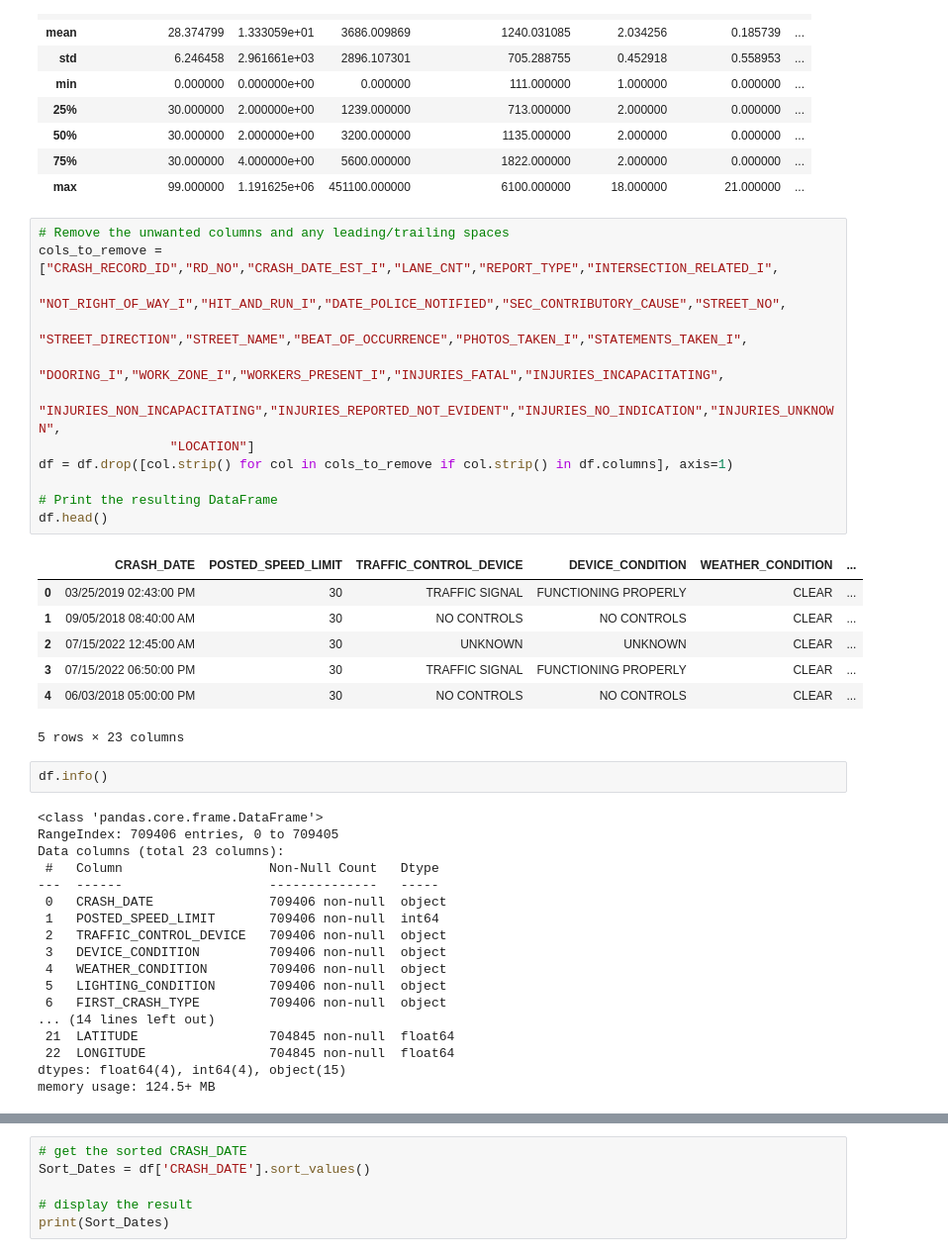
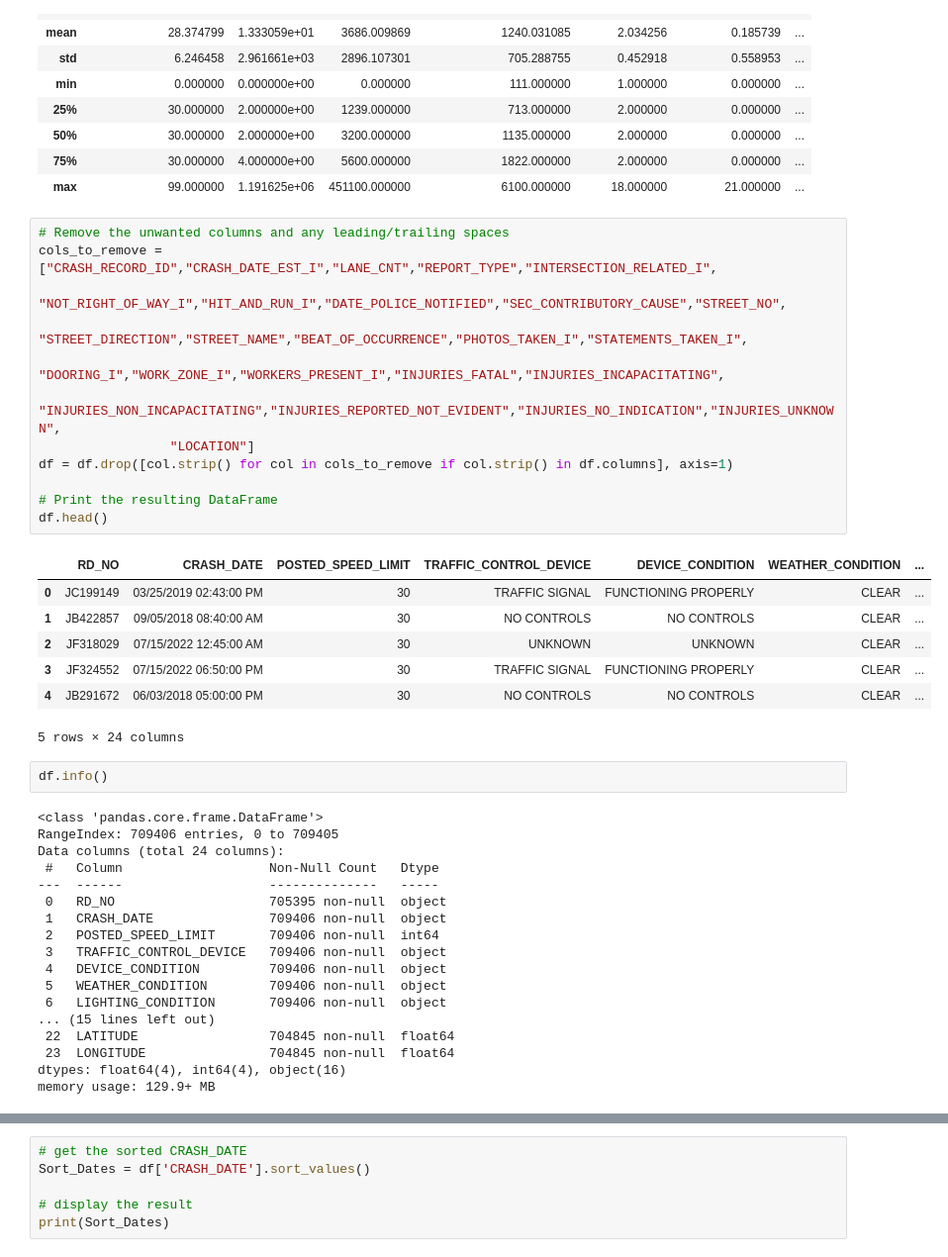
Before and after one commit to SyedFarman/Chicago_Traffic_Crashes, a Jupyter notebook: ETL.ipynb, the cells around one changed output, grey strips where cells are left out. Shown at 99% size. Saved outputs shown, nothing was run; the diff lists cells and outputs as text.

```diff
--- a/ETL.ipynb
+++ b/ETL.ipynb
@@ -49,44 +49,44 @@ df.describe()
 | max | 99.000000 | 1.191625e+06 | 451100.000000 | 6100.000000 | 18.000000 | 21.000000 | ... |
 # %%
 # Remove the unwanted columns and any leading/trailing spaces
-cols_to_remove = ["CRASH_RECORD_ID","RD_NO","CRASH_DATE_EST_I","LANE_CNT","REPORT_TYPE","INTERSECTION_RELATED_I",
+cols_to_remove = ["CRASH_RECORD_ID","CRASH_DATE_EST_I","LANE_CNT","REPORT_TYPE","INTERSECTION_RELATED_I",
                   "NOT_RIGHT_OF_WAY_I","HIT_AND_RUN_I","DATE_POLICE_NOTIFIED","SEC_CONTRIBUTORY_CAUSE","STREET_NO",
                   "STREET_DIRECTION","STREET_NAME","BEAT_OF_OCCURRENCE","PHOTOS_TAKEN_I","STATEMENTS_TAKEN_I",
                   "DOORING_I","WORK_ZONE_I","WORKERS_PRESENT_I","INJURIES_FATAL","INJURIES_INCAPACITATING",
                   "INJURIES_NON_INCAPACITATING","INJURIES_REPORTED_NOT_EVIDENT","INJURIES_NO_INDICATION","INJURIES_UNKNOWN",
                  "LOCATION"]
 df = df.drop([col.strip() for col in cols_to_remove if col.strip() in df.columns], axis=1)
 
 # Print the resulting DataFrame
 df.head()
 # %% [output]
-|  | CRASH_DATE | POSTED_SPEED_LIMIT | TRAFFIC_CONTROL_DEVICE | DEVICE_CONDITION | WEATHER_CONDITION | ... |
-| 0 | 03/25/2019 02:43:00 PM | 30 | TRAFFIC SIGNAL | FUNCTIONING PROPERLY | CLEAR | ... |
-| 1 | 09/05/2018 08:40:00 AM | 30 | NO CONTROLS | NO CONTROLS | CLEAR | ... |
-| 2 | 07/15/2022 12:45:00 AM | 30 | UNKNOWN | UNKNOWN | CLEAR | ... |
-| 3 | 07/15/2022 06:50:00 PM | 30 | TRAFFIC SIGNAL | FUNCTIONING PROPERLY | CLEAR | ... |
-| 4 | 06/03/2018 05:00:00 PM | 30 | NO CONTROLS | NO CONTROLS | CLEAR | ... |
+|  | RD_NO | CRASH_DATE | POSTED_SPEED_LIMIT | TRAFFIC_CONTROL_DEVICE | DEVICE_CONDITION | WEATHER_CONDITION | ... |
+| 0 | JC199149 | 03/25/2019 02:43:00 PM | 30 | TRAFFIC SIGNAL | FUNCTIONING PROPERLY | CLEAR | ... |
+| 1 | JB422857 | 09/05/2018 08:40:00 AM | 30 | NO CONTROLS | NO CONTROLS | CLEAR | ... |
+| 2 | JF318029 | 07/15/2022 12:45:00 AM | 30 | UNKNOWN | UNKNOWN | CLEAR | ... |
+| 3 | JF324552 | 07/15/2022 06:50:00 PM | 30 | TRAFFIC SIGNAL | FUNCTIONING PROPERLY | CLEAR | ... |
+| 4 | JB291672 | 06/03/2018 05:00:00 PM | 30 | NO CONTROLS | NO CONTROLS | CLEAR | ... |
-5 rows × 23 columns
+5 rows × 24 columns
 # %%
 df.info()
 # %% [output]
 <class 'pandas.core.frame.DataFrame'>
 RangeIndex: 709406 entries, 0 to 709405
-Data columns (total 23 columns):
+Data columns (total 24 columns):
  #   Column                   Non-Null Count   Dtype
 ---  ------                   --------------   -----
- 0   CRASH_DATE               709406 non-null  object
- 1   POSTED_SPEED_LIMIT       709406 non-null  int64
- 2   TRAFFIC_CONTROL_DEVICE   709406 non-null  object
- 3   DEVICE_CONDITION         709406 non-null  object
- 4   WEATHER_CONDITION        709406 non-null  object
- 5   LIGHTING_CONDITION       709406 non-null  object
- 6   FIRST_CRASH_TYPE         709406 non-null  object
-... (14 lines left out)
- 21  LATITUDE                 704845 non-null  float64
- 22  LONGITUDE                704845 non-null  float64
-dtypes: float64(4), int64(4), object(15)
-memory usage: 124.5+ MB
+ 0   RD_NO                    705395 non-null  object
+ 1   CRASH_DATE               709406 non-null  object
+ 2   POSTED_SPEED_LIMIT       709406 non-null  int64
+ 3   TRAFFIC_CONTROL_DEVICE   709406 non-null  object
+ 4   DEVICE_CONDITION         709406 non-null  object
+ 5   WEATHER_CONDITION        709406 non-null  object
+ 6   LIGHTING_CONDITION       709406 non-null  object
+... (15 lines left out)
+ 22  LATITUDE                 704845 non-null  float64
+ 23  LONGITUDE                704845 non-null  float64
+dtypes: float64(4), int64(4), object(16)
+memory usage: 129.9+ MB
 # %%
 # Replace NaN values with 0 & NA
 df['WORK_ZONE_TYPE'] = df['WORK_ZONE_TYPE'].fillna(value='NA')
```
Also changed, not shown: parts of 13 cells of this notebook.
